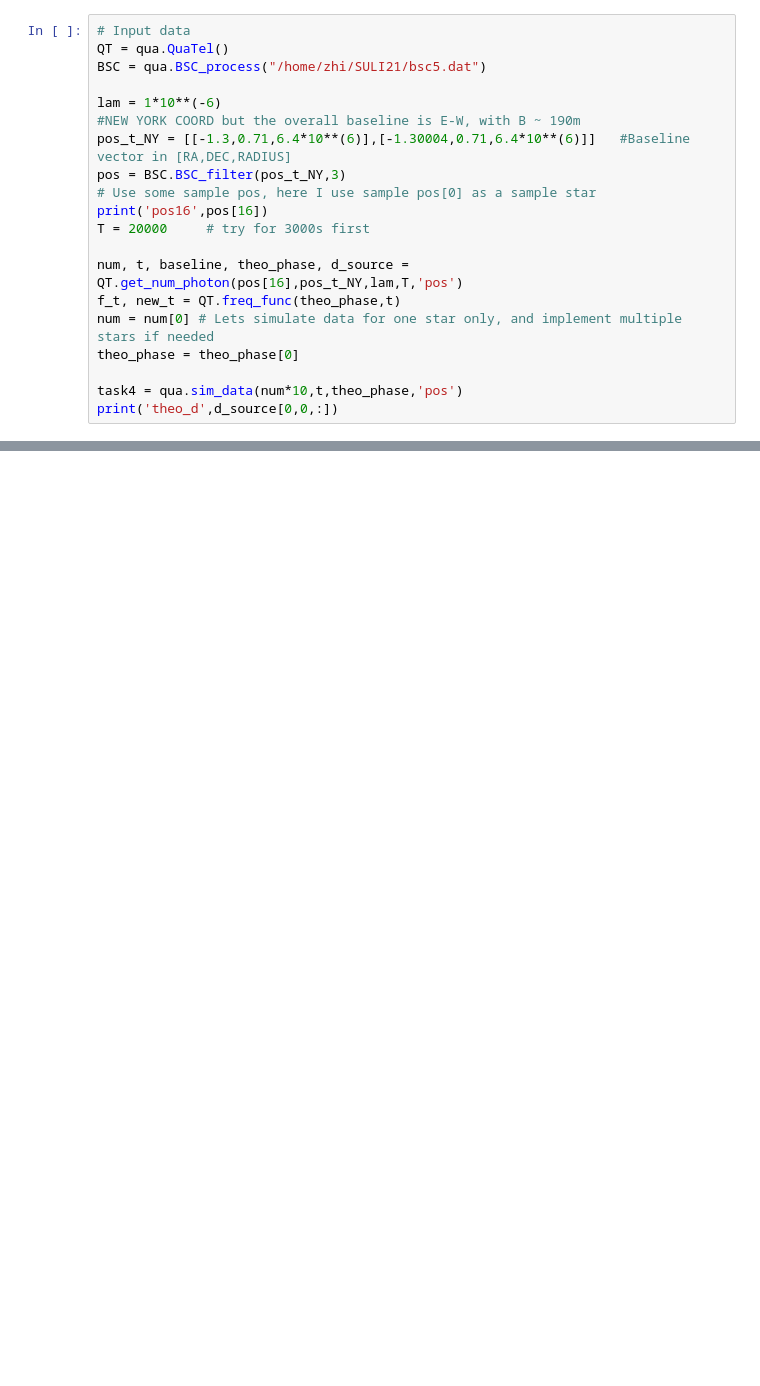
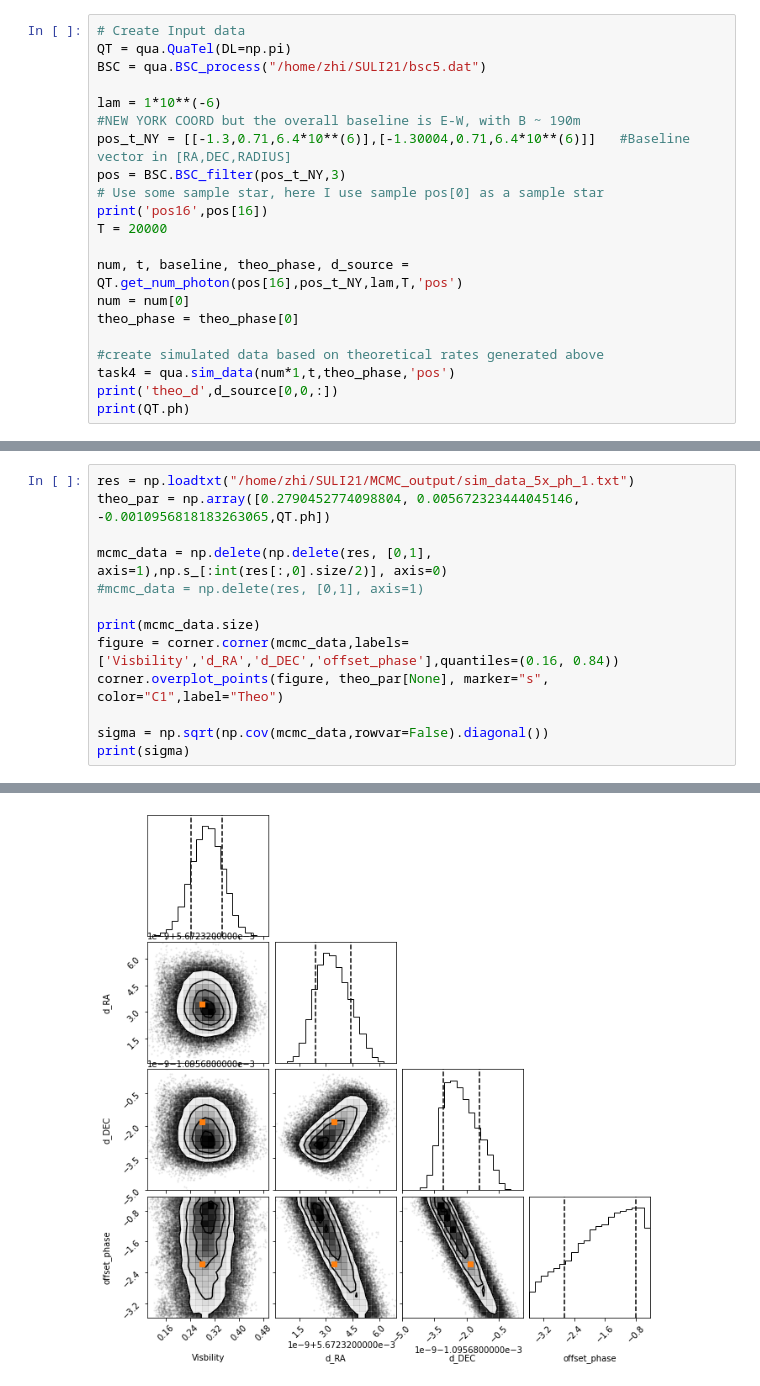
Before and after one commit to zhichen3/QA-sim, a Jupyter notebook: notebook/MCMC.ipynb, the cells around one changed output, grey strips where cells are left out. Drawn from its saved outputs; the diff is of its cells as text; blank space fills up the shorter version.

```diff
--- a/notebook/MCMC.ipynb
+++ b/notebook/MCMC.ipynb
@@ -60,21 +19,22 @@ KeyboardInterrupt:
 # %%
-# Input data
-QT = qua.QuaTel()
+# Create Input data
+QT = qua.QuaTel(DL=np.pi)
 BSC = qua.BSC_process("/home/zhi/SULI21/bsc5.dat")
 
 lam = 1*10**(-6)
 #NEW YORK COORD but the overall baseline is E-W, with B ~ 190m
 pos_t_NY = [[-1.3,0.71,6.4*10**(6)],[-1.30004,0.71,6.4*10**(6)]]   #Baseline vector in [RA,DEC,RADIUS]
 pos = BSC.BSC_filter(pos_t_NY,3)
-# Use some sample pos, here I use sample pos[0] as a sample star
+# Use some sample star, here I use sample pos[0] as a sample star
 print('pos16',pos[16])
-T = 20000     # try for 3000s first
+T = 20000
 
 num, t, baseline, theo_phase, d_source = QT.get_num_photon(pos[16],pos_t_NY,lam,T,'pos')
-f_t, new_t = QT.freq_func(theo_phase,t)
-num = num[0] # Lets simulate data for one star only, and implement multiple stars if needed
+num = num[0]
 theo_phase = theo_phase[0]
 
-task4 = qua.sim_data(num*10,t,theo_phase,'pos')
+#create simulated data based on theoretical rates generated above
+task4 = qua.sim_data(num*1,t,theo_phase,'pos')
 print('theo_d',d_source[0,0,:])
+print(QT.ph)
 # %% [output]
@@ -296,0 +333,14 @@ print('%0.15f ' '%0.15f'  %a)
+# %%
+res = np.loadtxt("/home/zhi/SULI21/MCMC_output/sim_data_5x_ph_1.txt")
+theo_par = np.array([0.2790452774098804, 0.005672323444045146, -0.0010956818183263065,QT.ph])
+
+mcmc_data = np.delete(np.delete(res, [0,1], axis=1),np.s_[:int(res[:,0].size/2)], axis=0)
+#mcmc_data = np.delete(res, [0,1], axis=1)
+
+print(mcmc_data.size)
+figure = corner.corner(mcmc_data,labels=['Visbility','d_RA','d_DEC','offset_phase'],quantiles=(0.16, 0.84))
+corner.overplot_points(figure, theo_par[None], marker="s", color="C1",label="Theo")
+
+sigma = np.sqrt(np.cov(mcmc_data,rowvar=False).diagonal())
+print(sigma)
+# %% [output]
@@ -296,0 +349 @@ print('%0.15f ' '%0.15f'  %a)
+[figure, added]
```
Also changed, not shown: parts of 17 cells of this notebook, 28 other files.
